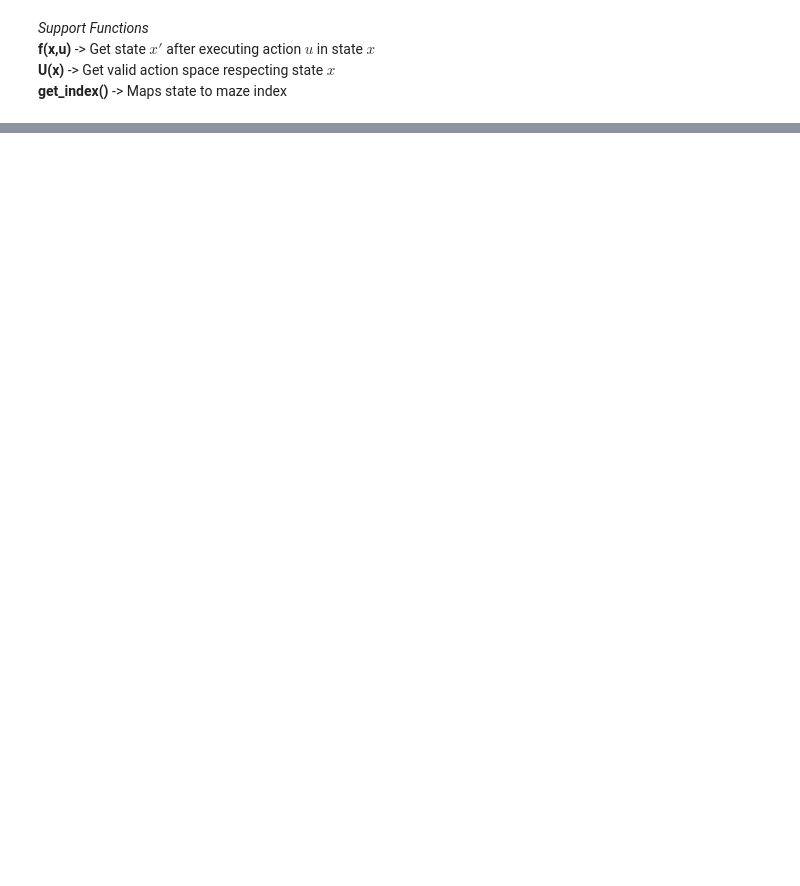
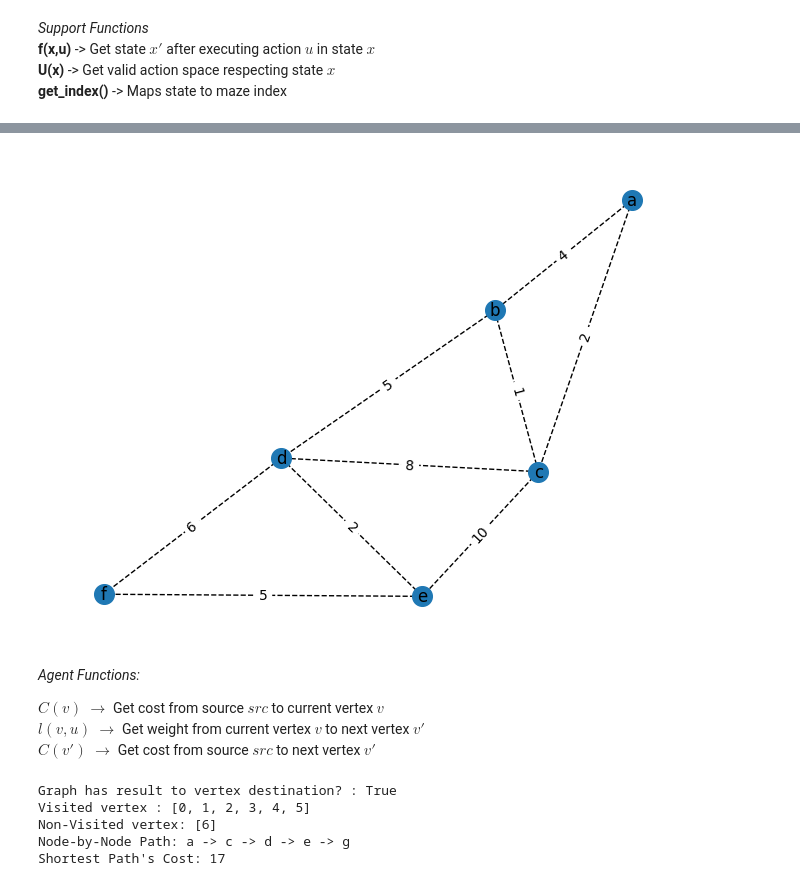
Before and after one commit to Daniels1610/CI008-Dagraz, a Jupyter notebook: E01.ipynb, the cells around one changed output, grey strips where cells are left out. Cells and saved outputs as stored; diff of their text form; code cells hidden in the pictures; blank space fills up the shorter version.

Commit message:
Add E1.05, E1.06, 1.07 and a Functional Dijsktra's Algorithm at E1.08

```diff
--- a/E01.ipynb
+++ b/E01.ipynb
@@ -202,0 +246,41 @@ Visited States at Q :
+# %%
+# Adjancency Matrix from E1.07 Graph
+graph_e106 = np.array([[0,4,2,0,0,0],
+                       [4,0,1,5,0,0],
+                       [2,1,0,8,10,0],
+                       [0,5,8,0,2,6],
+                       [0,0,10,2,0,0],
+                       [0,0,0,6,5,0]])
+graph_e107 = np.array([[0,4,3,0,0,0,0],
+                       [4,0,1,0,12,5,0],
+                       [3,1,0,7,10,0,0],
+                       [0,0,7,0,2,0,0],
+                       [0,12,10,2,0,0,5],
+                       [0,5,0,0,0,0,16],
+                       [0,0,0,0,5,16,0]])
+
+# Creates randoms graph (Experimental)
+# adj_matrix = np.random.randint(0,16,size=(6,6))
+# np.fill_diagonal(adj_matrix, 0)
+
+def show_graph(adjancency_matrix:np.ndarray):
+    G = nx.from_numpy_array(adjancency_matrix)
+    pos = nx.spring_layout(G)
+    edge_labels = nx.get_edge_attributes(G,"weight")
+    nx.draw(G, pos, node_size=200, labels=get_labels(adjancency_matrix.shape), with_labels=True, style='--')
+    nx.draw_networkx_edge_labels(G, pos, edge_labels)
+    plt.show()
+
+def get_labels(adjancency_dims:tuple):
+    labels = {index: letter for index, letter in enumerate(string.ascii_lowercase[:adjancency_dims[0]])}
+    return labels
+
+show_graph(graph_e106)
+# %% [output]
+[figure, added]
+# %% [markdown]
+*Agent Functions:*
+
+**$C(v)$** $\rightarrow$ Get cost from source $src$ to current vertex $v$
+**$l(v,u)$** $\rightarrow$ Get weight from current vertex $v$ to next vertex $v'$
+**$C(v')$** $\rightarrow$ Get cost from source $src$ to next vertex $v'$
@@ -202,0 +340,13 @@ Visited States at Q :
+# %%
+gi = dijsktra(graph_e107, 'a', 'g')
+print(f"Graph has result to vertex destination? : {gi['status']}")
+print(f"Visited vertex : {gi['visited_v']}")
+print(f"Non-Visited vertex: {gi['novisited_v']}")
+print(f"Node-by-Node Path: {' -> '.join(gi['shortest_path'])}")
+print(f"Shortest Path's Cost: {gi['final_cost']}")
+# %% [output]
+Graph has result to vertex destination? : True
+Visited vertex : [0, 1, 2, 3, 4, 5]
+Non-Visited vertex: [6]
+Node-by-Node Path: a -> c -> d -> e -> g
+Shortest Path's Cost: 17
```
Also changed, not shown: parts of 17 cells of this notebook, 5 other files.
